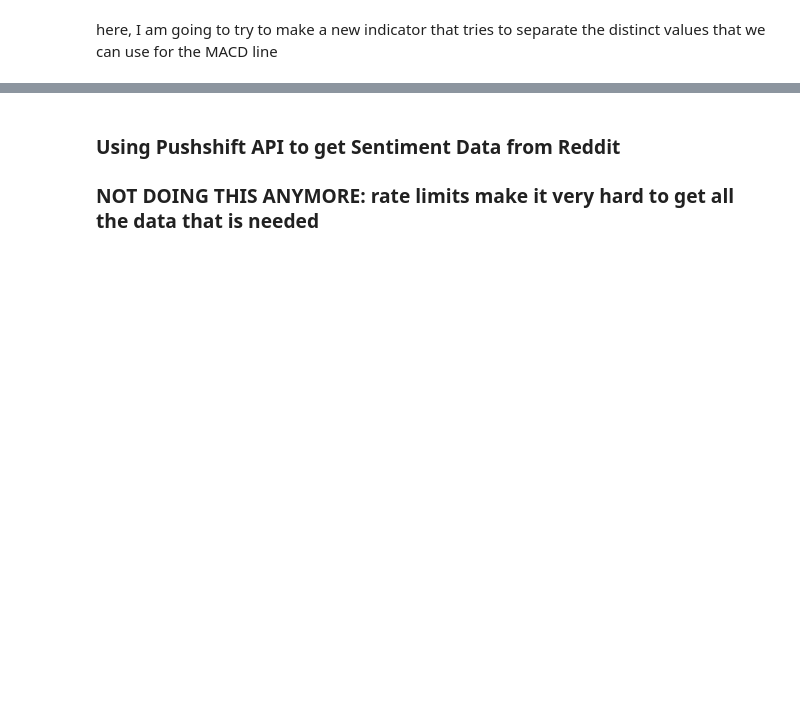
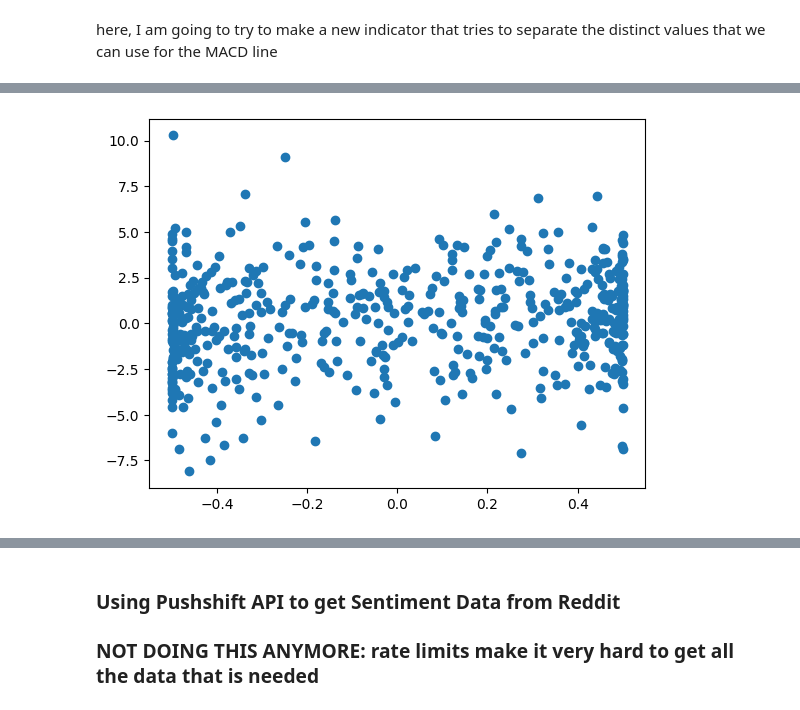
Before and after one commit to thabat12/stock_predictions, a Jupyter notebook: data_preparation/yfinance_data_preparation.ipynb, the cells around one changed output, grey strips where cells are left out. Cells and saved outputs as stored; diff of their text form; code cells hidden in the pictures; blank space fills up the shorter version.

```diff
--- a/data_preparation/yfinance_data_preparation.ipynb
+++ b/data_preparation/yfinance_data_preparation.ipynb
@@ -392,2 +377,11 @@ fig.subplots_adjust(hspace=0.5)
 # %%
-stock_data['% Change 14-Day Period']
+stock_data['% Change 14-Day Period'] = percent_changes
+# %%
+def plot_my_graph(stock_data):
+    temp = stock_data.dropna()
+
+    plt.scatter(x = temp['MACD NEW'], y = temp['% Change 14-Day Period'])
+
+plot_my_graph(stock_data)
+# %% [output]
+[figure, added]
```
Also changed, not shown: parts of 12 cells of this notebook.
